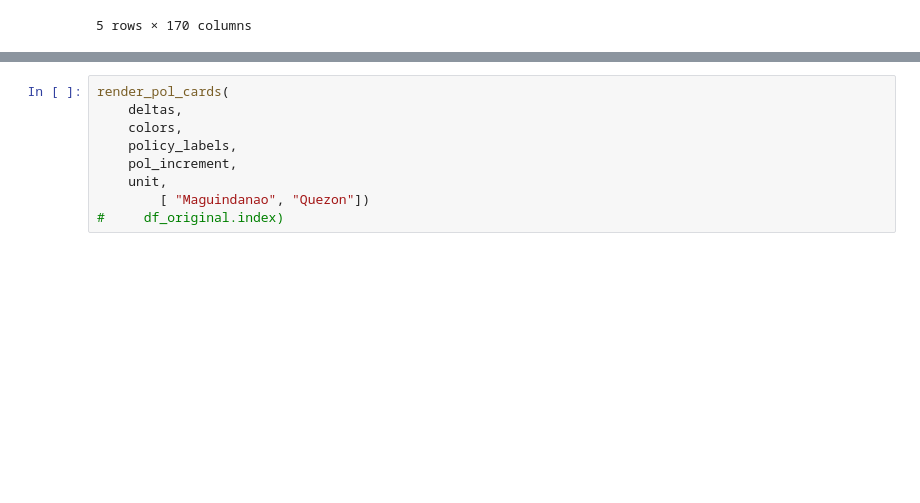
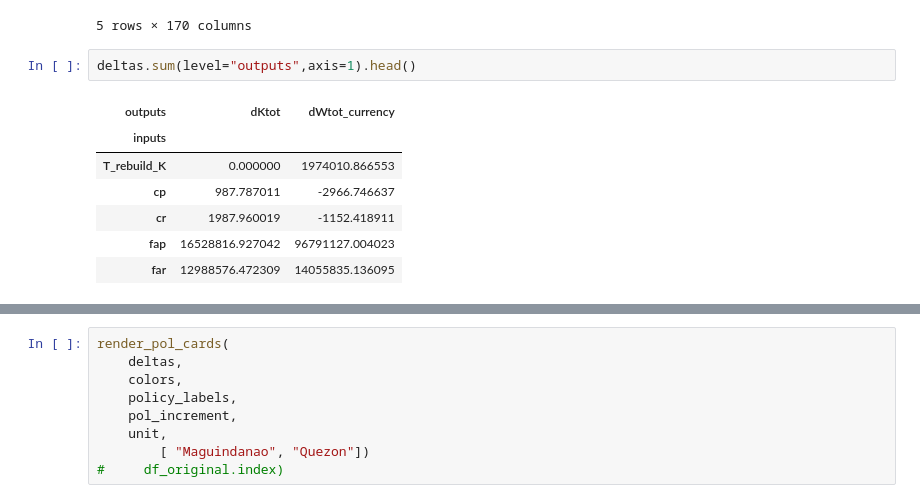
Before and after one commit to adrivsh/resilience_indicator_phl, a Jupyter notebook: policy_assessment_demo.ipynb, the cells around one changed output, grey strips where cells are left out. Cells and saved outputs as stored; diff of their text form; blank space fills up the shorter version.

```diff
--- a/policy_assessment_demo.ipynb
+++ b/policy_assessment_demo.ipynb
@@ -80,3 +83,13 @@ Currently working on:  done.
 | fap | 9347.658262 | 42444.553120 | 30906.099236 | 170674.206074 | 48739.233491 | 267755.380058 | 229029.748419 | ... |
 | far | 5011.391772 | 7000.665833 | 19993.993601 | 22727.266716 | 18469.531003 | 24327.727945 | 206022.211153 | ... |
 5 rows × 170 columns
+# %%
+deltas.sum(level="outputs",axis=1).head()
+# %% [output]
+| outputs | dKtot | dWtot_currency |
+| inputs |  |  |
+| T_rebuild_K | 0.000000 | 1974010.866553 |
+| cp | 987.787011 | -2966.746637 |
+| cr | 1987.960019 | -1152.418911 |
+| fap | 16528816.927042 | 96791127.004023 |
+| far | 12988576.472309 | 14055835.136095 |
```
Also changed, not shown: parts of 10 cells of this notebook, 4 other files.
